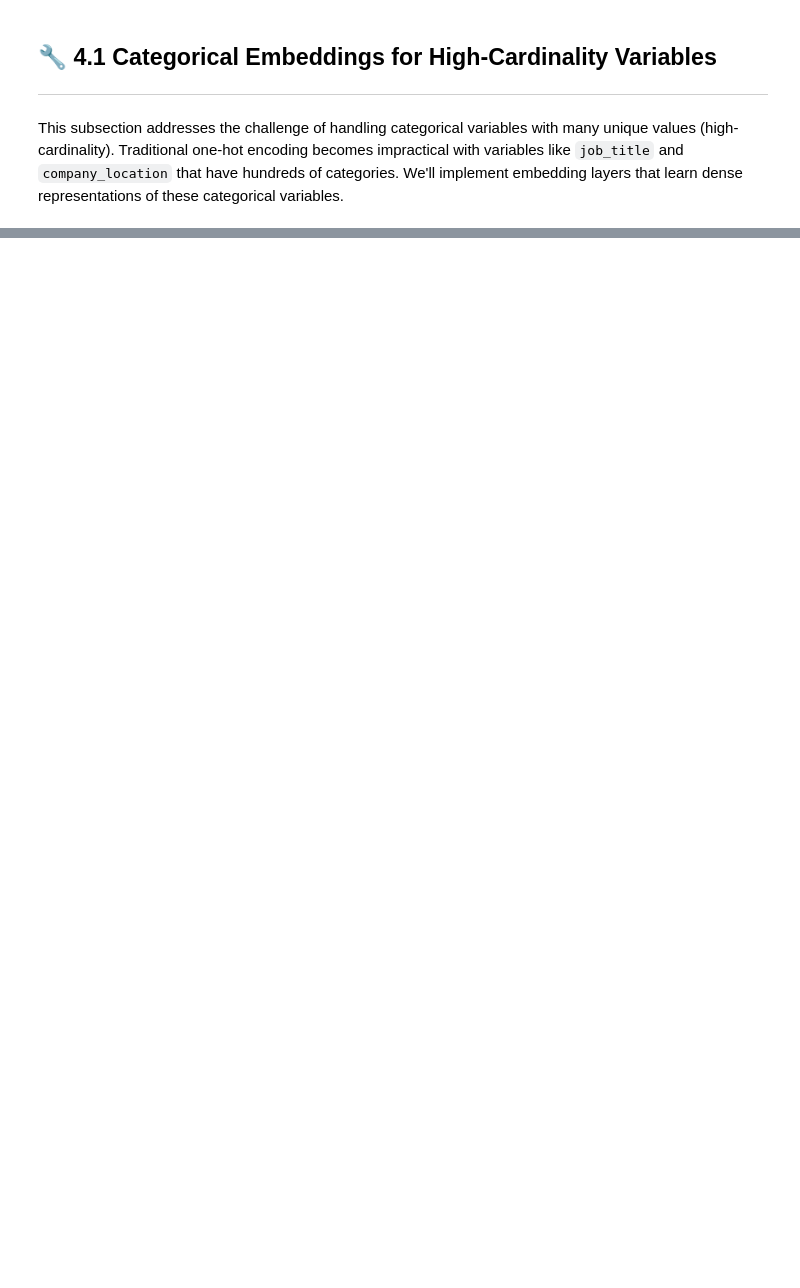
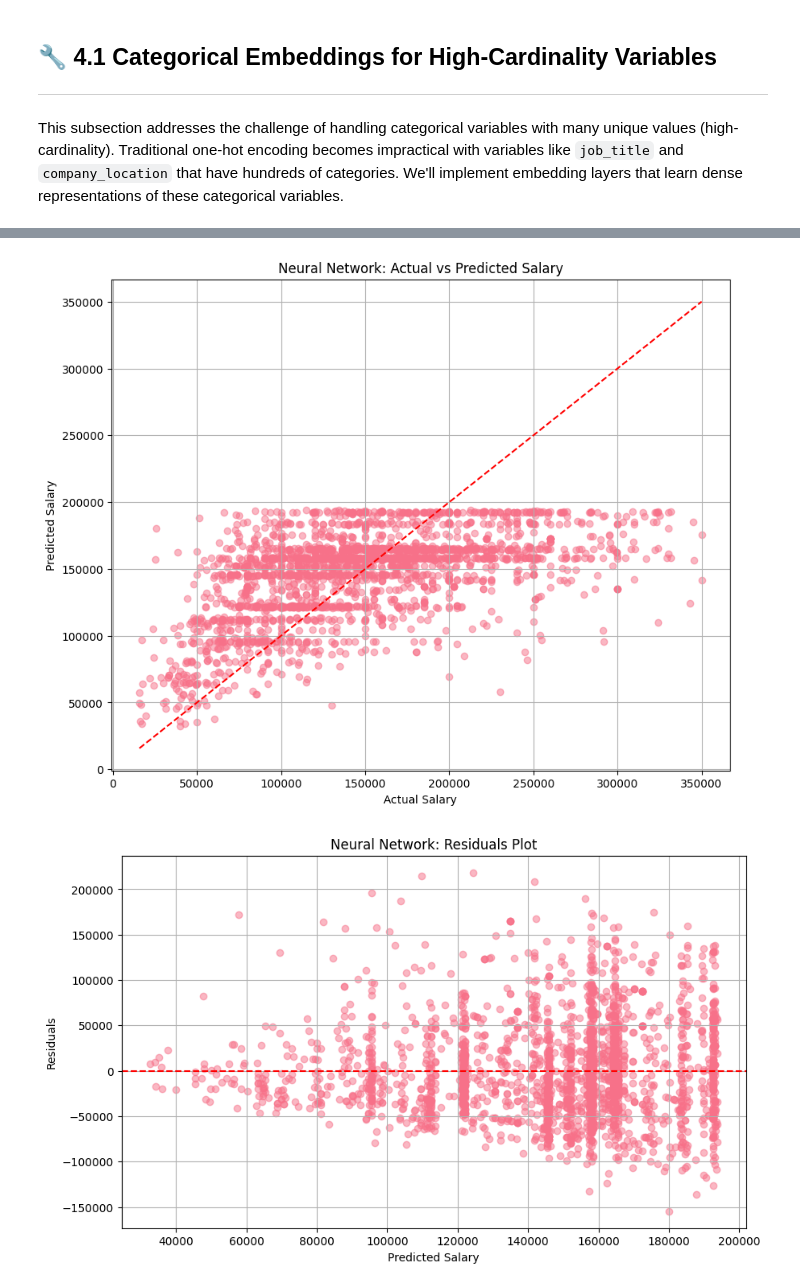
Before and after one commit to YanCotta/SDS-CP032-mlpaygrade, a Jupyter notebook: submissions/team-members/Teslim-Adeyanju/notebook.ipynb, the cells around one changed output, grey strips where cells are left out. Saved outputs shown, nothing was run; the diff lists cells and outputs as text; code cells hidden in the pictures; blank space fills up the shorter version.

```diff
--- a/submissions/team-members/Teslim-Adeyanju/notebook.ipynb
+++ b/submissions/team-members/Teslim-Adeyanju/notebook.ipynb
@@ -2052,0 +1981,74 @@ print("=" * 40)
+# %%
+# 5.4 Model Evaluation
+
+from sklearn.metrics import mean_squared_error, mean_absolute_error, r2_score
+
+# Evaluate the model on test set
+model.eval()
+y_pred_scaled = []
+y_true_scaled = []
+
+with torch.no_grad():
+    for inputs, targets in test_loader:
+        outputs = model(inputs)
+        y_pred_scaled.append(outputs.cpu().numpy())
+        y_true_scaled.append(targets.cpu().numpy())
+
+# Convert lists to numpy arrays
+y_pred_scaled = np.vstack(y_pred_scaled).flatten()
+y_true_scaled = np.vstack(y_true_scaled).flatten()
+
+# Inverse transform to get the original scale
+y_pred = target_scaler.inverse_transform(y_pred_scaled.reshape(-1, 1)).flatten()
+y_true = target_scaler.inverse_transform(y_true_scaled.reshape(-1, 1)).flatten()
+
+# Calculate evaluation metrics
+mse = mean_squared_error(y_true, y_pred)
+rmse = np.sqrt(mse)
+mae = mean_absolute_error(y_true, y_pred)
+r2 = r2_score(y_true, y_pred)
+
+print("Neural Network Model Evaluation Metrics:")
+print(f"Mean Squared Error (MSE): {mse:.2f}")
+print(f"Root Mean Squared Error (RMSE): {rmse:.2f}")
+print(f"Mean Absolute Error (MAE): {mae:.2f}")
+print(f"R² Score: {r2:.4f}")
+
+# Compare with Linear Regression
+print("\nComparison with Linear Regression:")
+print(f"Neural Network R²: {r2:.4f}")
+print(f"Linear Regression R²: {val_r2:.4f}")
+improvement = (r2 - val_r2) / val_r2 * 100
+print(f"Improvement: {improvement:.2f}%")
+
+# Create a scatter plot of predicted vs actual values
+plt.figure(figsize=(10, 8))
+plt.scatter(y_true, y_pred, alpha=0.5)
+plt.plot([y_true.min(), y_true.max()], [y_true.min(), y_true.max()], 'r--')
+plt.xlabel('Actual Salary')
+plt.ylabel('Predicted Salary')
+plt.title('Neural Network: Actual vs Predicted Salary')
+plt.grid(True)
+plt.show()
+
+# Residuals analysis
+residuals = y_true - y_pred
+plt.figure(figsize=(10, 6))
+plt.scatter(y_pred, residuals, alpha=0.5)
+plt.axhline(y=0, color='r', linestyle='--')
+plt.xlabel('Predicted Salary')
+plt.ylabel('Residuals')
+plt.title('Neural Network: Residuals Plot')
+plt.grid(True)
+plt.show()
+
+# Distribution of residuals
+plt.figure(figsize=(10, 6))
+plt.hist(residuals, bins=30, alpha=0.7, edgecolor='black')
+plt.axvline(x=0, color='r', linestyle='--')
+plt.xlabel('Residual Value')
+plt.ylabel('Frequency')
+plt.title('Neural Network: Distribution of Residuals')
+plt.grid(True)
+plt.show()
+# %% [output]
@@ -2052,0 +2065,2 @@ print("=" * 40)
+[figure, added]
+[figure, added]
```
Also changed, not shown: parts of 55 cells of this notebook, 4 other files.
